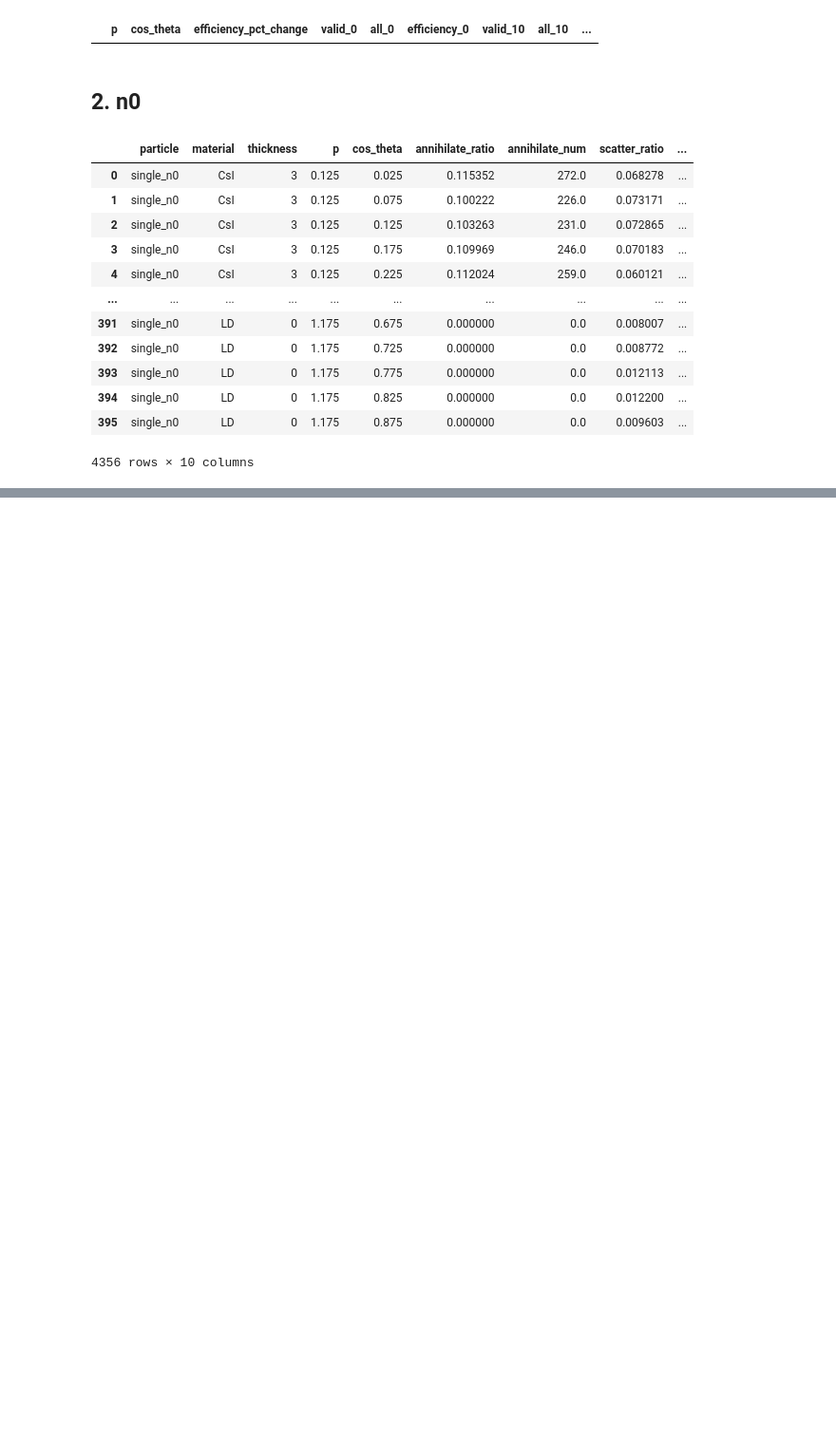
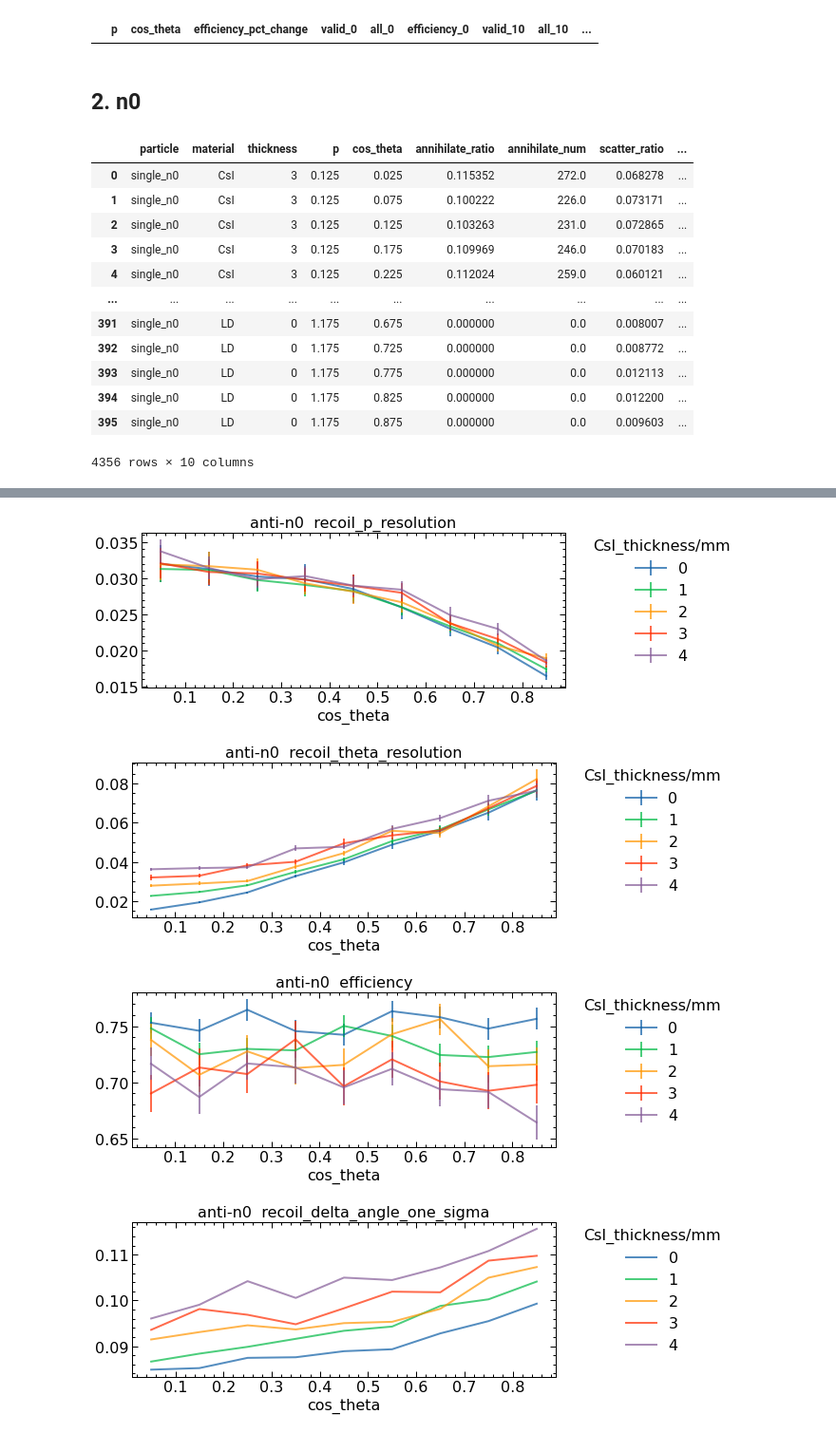
Before and after one commit to yuansicheng/bes3_add_layer, a Jupyter notebook: code/analyse/plot.ipynb, the cells around one changed output, grey strips where cells are left out. Shown at 95% size. Drawn from its saved outputs; the diff is of its cells as text; code cells hidden in the pictures; blank space fills up the shorter version.

```diff
--- a/code/analyse/plot.ipynb
+++ b/code/analyse/plot.ipynb
@@ -311,0 +391,26 @@ for key in ['scatter_ratio', 'annihilate_ratio']:
+# %%
+# theta依赖
+ppinbar_csi_data_fixed_p = ppinbar_csi_data[ppinbar_csi_data.p==0.35]
+
+for key,title in zip(keys, titles):
+    # print(particle, key)
+    key_err = key + '_err'
+    tmp = pd.DataFrame(index=np.sort(ppinbar_csi_data_fixed_p.cos_theta.unique()))
+    tmp_err = tmp.copy()
+    tmp.index.name = 'cos_theta'
+    for thickness in np.sort(ppinbar_csi_data_fixed_p.thickness.unique()):
+        tmp_thickness = ppinbar_csi_data_fixed_p[
+            (ppinbar_csi_data_fixed_p.thickness==thickness)
+        ].set_index('cos_theta').reindex(tmp.index)
+        tmp[thickness] = tmp_thickness[key]
+        if key_err in ppinbar_csi_data_fixed_p.columns:
+            tmp_err[thickness] = tmp_thickness[key_err]
+
+    tmp.plot(alpha=0.7, style='o-', title='{}  {}'.format('anti-n0', title), figsize=(8,3), yerr=tmp_err)
+    plt.legend(loc=2, bbox_to_anchor=(1.05,1.0),borderaxespad = 0., title='CsI_thickness/mm')
+    plt.show()
+# %% [output]
+[figure, added]
+[figure, added]
+[figure, added]
+[figure, added]
```
Also changed, not shown: parts of 11 cells of this notebook, 37 other files.
